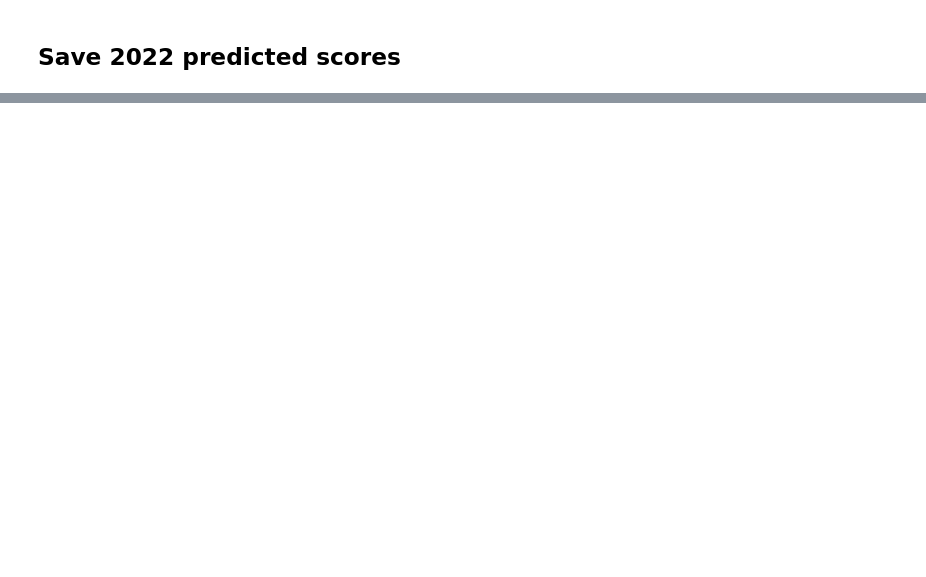
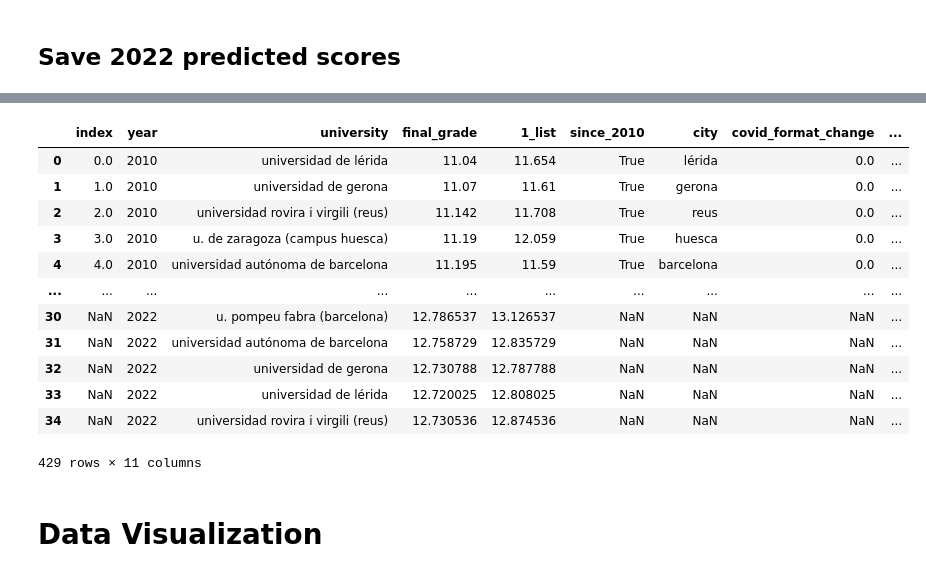
Before and after one commit to MiguelMonederoRubio/MasterDataScience_FinalProject_TFM, a Jupyter notebook: Prediction_Medicine_Selectivity_Scores.ipynb, the cells around one changed output, grey strips where cells are left out. Cells and saved outputs as stored; diff of their text form; code cells hidden in the pictures; blank space fills up the shorter version.

```diff
--- a/Prediction_Medicine_Selectivity_Scores.ipynb
+++ b/Prediction_Medicine_Selectivity_Scores.ipynb
@@ -657,0 +621,20 @@ pred_y_df
+# %%
+# append predicted scores to dfs_unified
+
+dfs_unified = dfs_unified.append(pred_y_df)
+# %%
+dfs_unified
+# %% [output]
+|  | index | year | university | final_grade | 1_list | since_2010 | city | covid_format_change | ... |
+| 0 | 0.0 | 2010 | universidad de lérida | 11.04 | 11.654 | True | lérida | 0.0 | ... |
+| 1 | 1.0 | 2010 | universidad de gerona | 11.07 | 11.61 | True | gerona | 0.0 | ... |
+| 2 | 2.0 | 2010 | universidad rovira i virgili (reus) | 11.142 | 11.708 | True | reus | 0.0 | ... |
+| 3 | 3.0 | 2010 | u. de zaragoza (campus huesca) | 11.19 | 12.059 | True | huesca | 0.0 | ... |
+| 4 | 4.0 | 2010 | universidad autónoma de barcelona | 11.195 | 11.59 | True | barcelona | 0.0 | ... |
+| ... | ... | ... | ... | ... | ... | ... | ... | ... | ... |
+| 30 | NaN | 2022 | u. pompeu fabra (barcelona) | 12.786537 | 13.126537 | NaN | NaN | NaN | ... |
+| 31 | NaN | 2022 | universidad autónoma de barcelona | 12.758729 | 12.835729 | NaN | NaN | NaN | ... |
+| 32 | NaN | 2022 | universidad de gerona | 12.730788 | 12.787788 | NaN | NaN | NaN | ... |
+| 33 | NaN | 2022 | universidad de lérida | 12.720025 | 12.808025 | NaN | NaN | NaN | ... |
+| 34 | NaN | 2022 | universidad rovira i virgili (reus) | 12.730536 | 12.874536 | NaN | NaN | NaN | ... |
+429 rows × 11 columns
@@ -660 +644,3 @@ pred_y_df
 # PROBAR OTROS MODELOS - LM, GLM
+# %% [markdown]
+# Data Visualization
```
Also changed, not shown: parts of 67 cells of this notebook, 2 other files.
